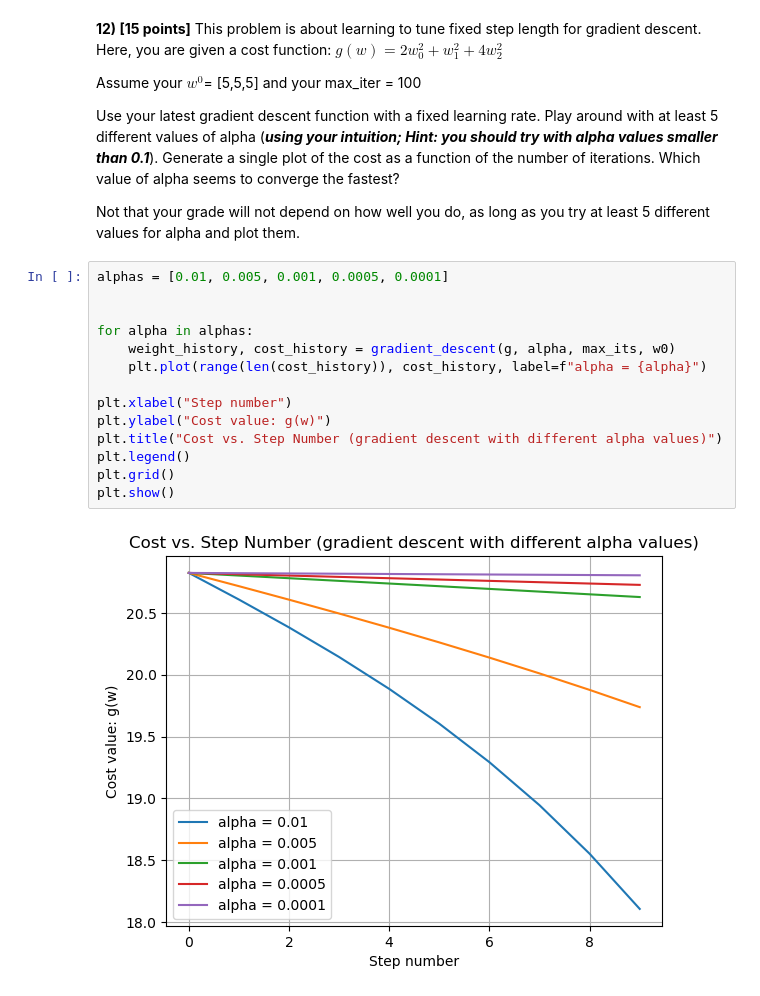
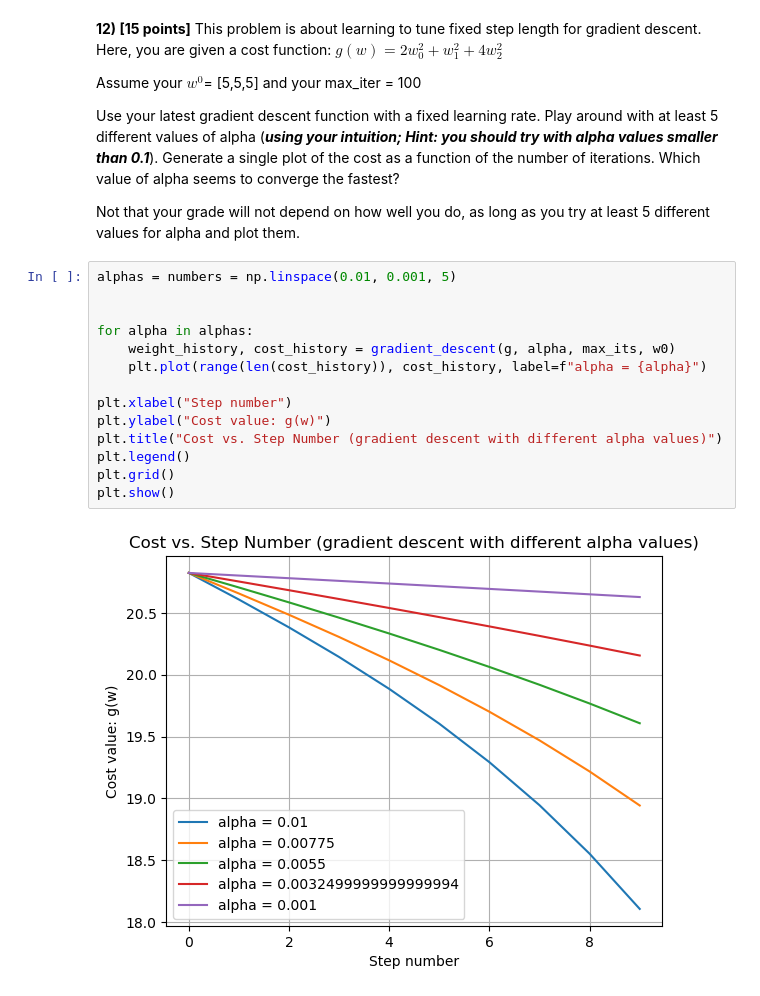
Before and after one commit to juliangus12/COSC74, a Jupyter notebook: HW1.ipynb, the cells around one changed output. Drawn from its saved outputs; the diff is of its cells as text.

```diff
--- a/HW1.ipynb
+++ b/HW1.ipynb
@@ -289,18 +289,18 @@ Use your latest gradient descent function with a fixed learning rate. Play aroun
 
 Not that your grade will not depend on how well you do, as long as you try at least 5 different values for alpha and plot them.
 # %%
-alphas = [0.01, 0.005, 0.001, 0.0005, 0.0001]
+alphas = numbers = np.linspace(0.01, 0.001, 5)
 
 
 for alpha in alphas:
     weight_history, cost_history = gradient_descent(g, alpha, max_its, w0)
     plt.plot(range(len(cost_history)), cost_history, label=f"alpha = {alpha}")
 
 plt.xlabel("Step number")
 plt.ylabel("Cost value: g(w)")
 plt.title("Cost vs. Step Number (gradient descent with different alpha values)")
 plt.legend()
 plt.grid()
 plt.show()
 # %% [output]
-[figure, old version]
+[figure, new version]
```
